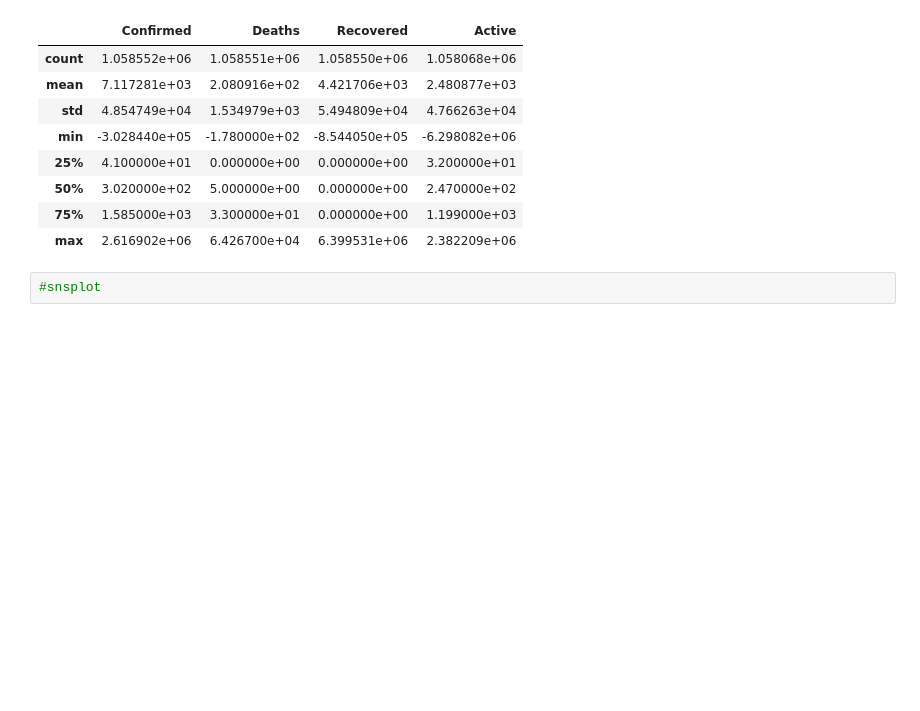
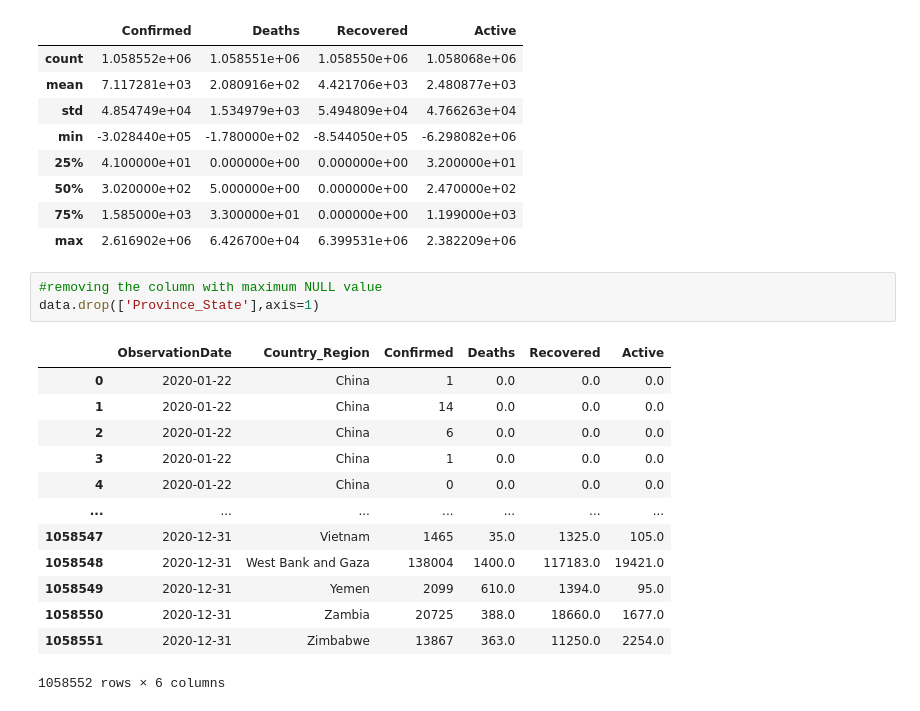
Before and after one commit to AKSHTMISHRA/DATA-VISUALISATIONS, a Jupyter notebook: Worldcovid_analysis.ipynb, the cells around one changed output. Cells and saved outputs as stored; diff of their text form; blank space fills up the shorter version.

```diff
--- a/Worldcovid_analysis.ipynb
+++ b/Worldcovid_analysis.ipynb
@@ -46,5 +46,20 @@ data.describe()
 | 50% | 3.020000e+02 | 5.000000e+00 | 0.000000e+00 | 2.470000e+02 |
 | 75% | 1.585000e+03 | 3.300000e+01 | 0.000000e+00 | 1.199000e+03 |
 | max | 2.616902e+06 | 6.426700e+04 | 6.399531e+06 | 2.382209e+06 |
-# %%
-#snsplot
+# %%
+#removing the column with maximum NULL value
+data.drop(['Province_State'],axis=1)
+# %% [output]
+|  | ObservationDate | Country_Region | Confirmed | Deaths | Recovered | Active |
+| 0 | 2020-01-22 | China | 1 | 0.0 | 0.0 | 0.0 |
+| 1 | 2020-01-22 | China | 14 | 0.0 | 0.0 | 0.0 |
+| 2 | 2020-01-22 | China | 6 | 0.0 | 0.0 | 0.0 |
+| 3 | 2020-01-22 | China | 1 | 0.0 | 0.0 | 0.0 |
+| 4 | 2020-01-22 | China | 0 | 0.0 | 0.0 | 0.0 |
+| ... | ... | ... | ... | ... | ... | ... |
+| 1058547 | 2020-12-31 | Vietnam | 1465 | 35.0 | 1325.0 | 105.0 |
+| 1058548 | 2020-12-31 | West Bank and Gaza | 138004 | 1400.0 | 117183.0 | 19421.0 |
+| 1058549 | 2020-12-31 | Yemen | 2099 | 610.0 | 1394.0 | 95.0 |
+| 1058550 | 2020-12-31 | Zambia | 20725 | 388.0 | 18660.0 | 1677.0 |
+| 1058551 | 2020-12-31 | Zimbabwe | 13867 | 363.0 | 11250.0 | 2254.0 |
+1058552 rows × 6 columns
```
Also changed, not shown: parts of 1 cell of this notebook.
